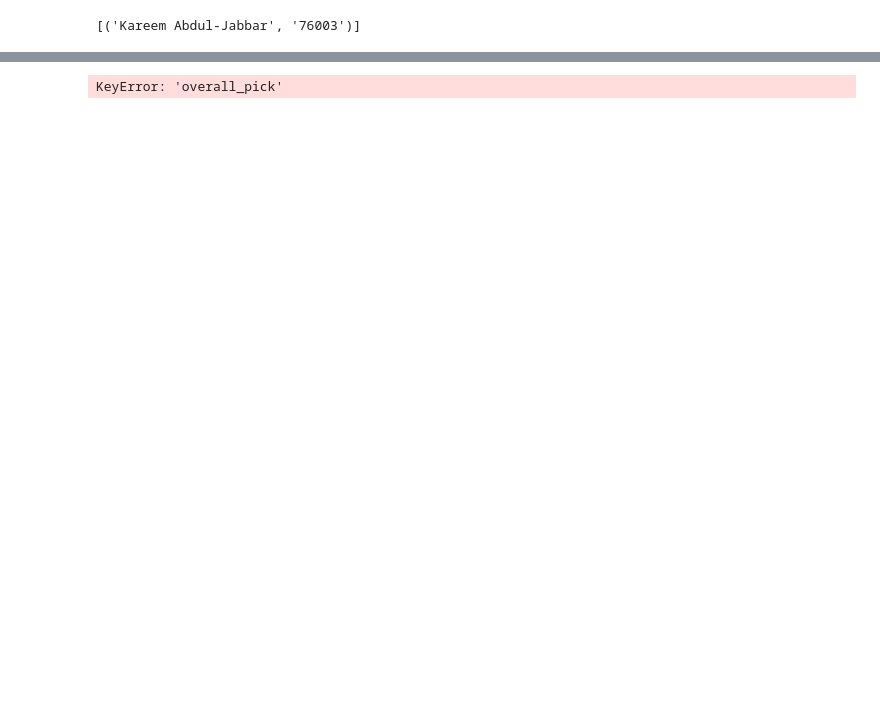
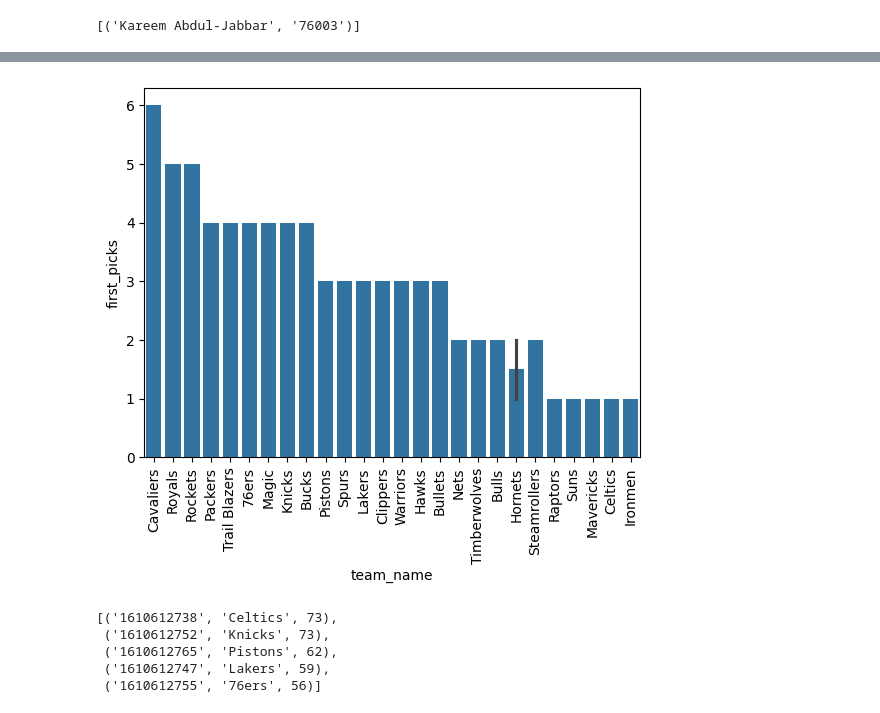
Before and after one commit to kalind789/NBA_Projects, a Jupyter notebook: NBA_Game_Summarizer/data_explore.ipynb, the cells around one changed output, grey strips where cells are left out. Drawn from its saved outputs; the diff is of its cells as text; code cells hidden in the pictures; blank space fills up the shorter version.

```diff
--- a/NBA_Game_Summarizer/data_explore.ipynb
+++ b/NBA_Game_Summarizer/data_explore.ipynb
@@ -11,7 +13,19 @@ rows = cursor.fetchall()
 rows
 # %% [output]
 [('Kareem Abdul-Jabbar', '76003')]
+# %%
+query = """
+            SELECT team_id, team_name, COUNT(overall_pick) AS first_picks
+            FROM draft_history
+            WHERE overall_pick = '1'
+            GROUP BY team_id
+            ORDER BY first_picks DESC;
+        """
+
+cursor.execute(query)
+rows = cursor.fetchall()
 # %%
 import pandas as pd
 
-name_df = pd.read_sql(query, con=conn)
+first_picks_df = pd.read_sql_query(query, conn)
+first_picks_df
@@ -52,4 +50,32 @@ def get_first_picks(row):
-# %%
-first_picks = draft_df.apply(get_first_picks)
-# %% [output]
-KeyError: 'overall_pick'
+# %%
+import seaborn as sns
+import matplotlib.pyplot as plt
+
+sns.barplot(
+            first_picks_df,
+            x='team_name',
+            y='first_picks',
+        )
+plt.xticks(rotation='vertical')
+plt.show()
+# %% [output]
+[figure, added]
+# %%
+query = """
+            SELECT th.team_id, dh.team_name, th.year_active_till - th.year_founded AS total_years
+            FROM team_history AS th
+            LEFT JOIN draft_history AS dh
+            ON th.team_id = dh.team_id
+            GROUP BY dh.team_name, th.team_id
+            ORDER BY total_years DESC
+        """
+
+cursor.execute(query)
+rows = cursor.fetchall()
+rows[:5]
+# %% [output]
+[('1610612738', 'Celtics', 73),
+ ('1610612752', 'Knicks', 73),
+ ('1610612765', 'Pistons', 62),
+ ('1610612747', 'Lakers', 59),
+ ('1610612755', '76ers', 56)]
```
Also changed, not shown: parts of 10 cells of this notebook.
